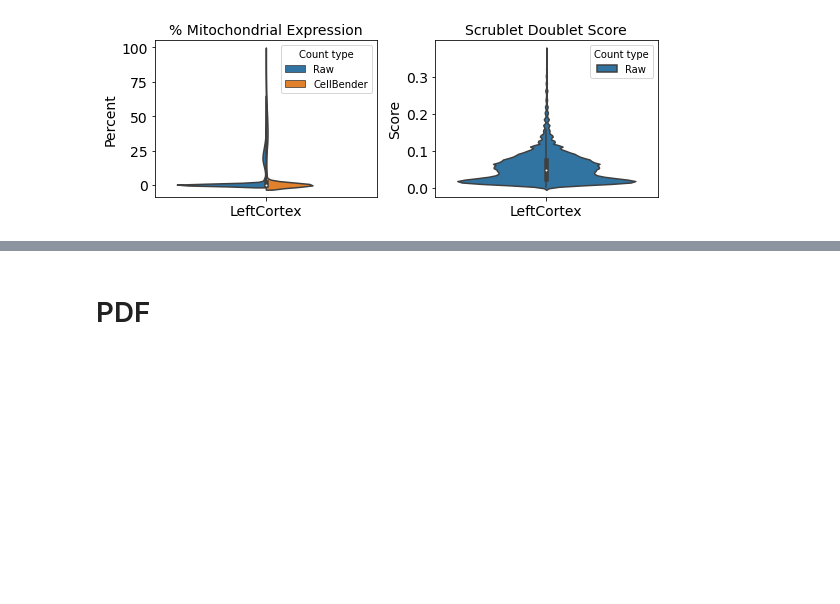
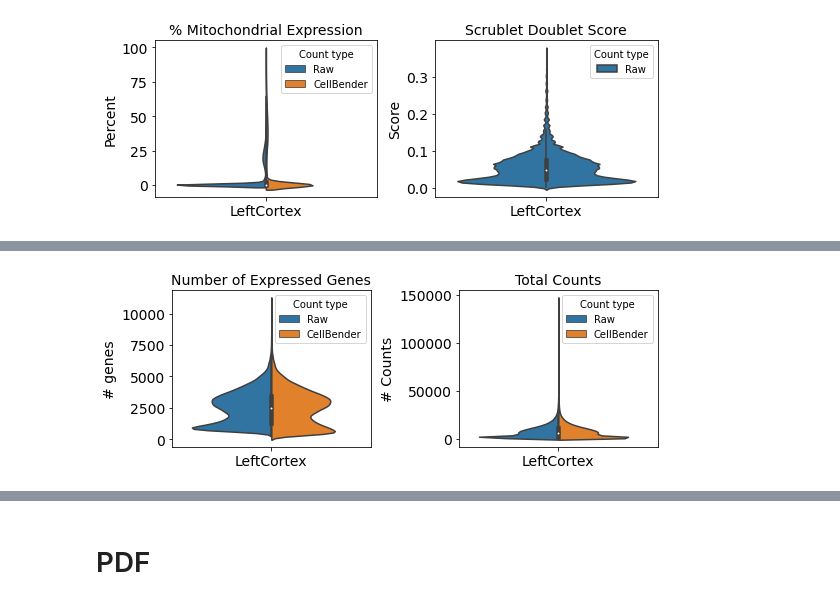
Before and after one commit to mortazavilab/parse_pipeline, a Jupyter notebook: annotation/Plate_Report.ipynb, the cells around one changed output, grey strips where cells are left out. Drawn from its saved outputs; the diff is of its cells as text; code cells hidden in the pictures; blank space fills up the shorter version.

```diff
--- a/annotation/Plate_Report.ipynb
+++ b/annotation/Plate_Report.ipynb
@@ -657,0 +677,81 @@ plt.show()
+# %%
+sc.pp.calculate_qc_metrics(adata, qc_vars=['mt'], layer = 'cellbender_counts', percent_top=None, log1p=False, inplace=True)
+adata.obs.rename(columns={
+    'n_genes_by_counts': 'n_genes_by_counts_cb_counts',
+    'total_counts': 'total_counts_cb_counts',
+    'total_counts_mt': 'total_counts_mt_cb_counts',
+    'pct_counts_mt': 'pct_counts_mt_cb_counts'
+}, inplace=True)
+# %%
+import numpy as np
+
+# Ensure there are no zero or negative values to avoid issues with log10 transformation
+adata.obs['log10_n_genes_by_counts_raw_counts'] = np.log10(adata.obs['n_genes_by_counts_raw_counts'] + 1)
+adata.obs['log10_total_counts_raw_counts'] = np.log10(adata.obs['total_counts_raw_counts'] + 1)
+
+import numpy as np
+
+# Ensure there are no zero or negative values to avoid issues with log10 transformation
+adata.obs['log10_n_genes_by_counts_cb_counts'] = np.log10(adata.obs['n_genes_by_counts_cb_counts'] + 1)
+adata.obs['log10_total_counts_cb_counts'] = np.log10(adata.obs['total_counts_cb_counts'] + 1)
+# %%
+import seaborn as sns
+import matplotlib.pyplot as plt
+import pandas as pd
+
+# Assume adata.obs is the DataFrame you are working with
+obs_data = adata.obs
+
+if len(adata.obs['Tissue'].unique()) > 5:
+    plot_category = "plate"
+else:
+    plot_category = "Tissue"
+
+
+data_ngb = pd.melt(obs_data, id_vars=[plot_category],
+                   value_vars=['n_genes_by_counts_raw_counts', 'n_genes_by_counts_cb_counts'],
+                   var_name='Count type', value_name='counts')
+data_ngb['Count type'] = data_ngb['Count type'].replace({
+    'n_genes_by_counts_raw_counts': 'Raw',
+    'n_genes_by_counts_cb_counts': 'CellBender'
+})
+
+data_tbc = pd.melt(obs_data, id_vars=[plot_category],
+                   value_vars=['total_counts_raw_counts', 'total_counts_cb_counts'],
+                   var_name='Count type', value_name='counts')
+data_tbc['Count type'] = data_tbc['Count type'].replace({
+    'total_counts_raw_counts': 'Raw',
+    'total_counts_cb_counts': 'CellBender'
+})
+
+
+# Create the plots with independent y-axes
+fig, axes = plt.subplots(1, 2, figsize=(8, 3), sharey=False)
+
+
+size = 14
+
+sns.violinplot(x=plot_category, y='counts', hue='Count type', data=data_ngb, split=True, ax=axes[0])
+axes[0].set_title('Number of Expressed Genes', fontsize = size)
+axes[0].set_ylabel('# genes', fontsize = size)
+axes[0].set_xlabel("", fontsize = size)
+axes[0].tick_params(axis='both', which='major', labelsize=size)
+
+sns.violinplot(x=plot_category, y='counts', hue='Count type', data=data_tbc, split=True, ax=axes[1])
+axes[1].set_title('Total Counts', fontsize = size)
+axes[1].set_xlabel("", fontsize = size)
+axes[1].set_ylabel('# Counts', fontsize = size)
+axes[1].tick_params(axis='both', which='major', labelsize=size)
+
+# Adjust layout
+plt.tight_layout()
+
+
+
+# Save the plot
+qc_violin_genes_counts_filt = "qc_violin_plot1_plate_filt.png"
+plt.savefig(qc_violin_genes_counts_filt, format='png', bbox_inches='tight', dpi=300)
+
+plt.show()
+# %% [output]
+[figure, added]
```
Also changed, not shown: parts of 7 cells of this notebook, 3 other files.
